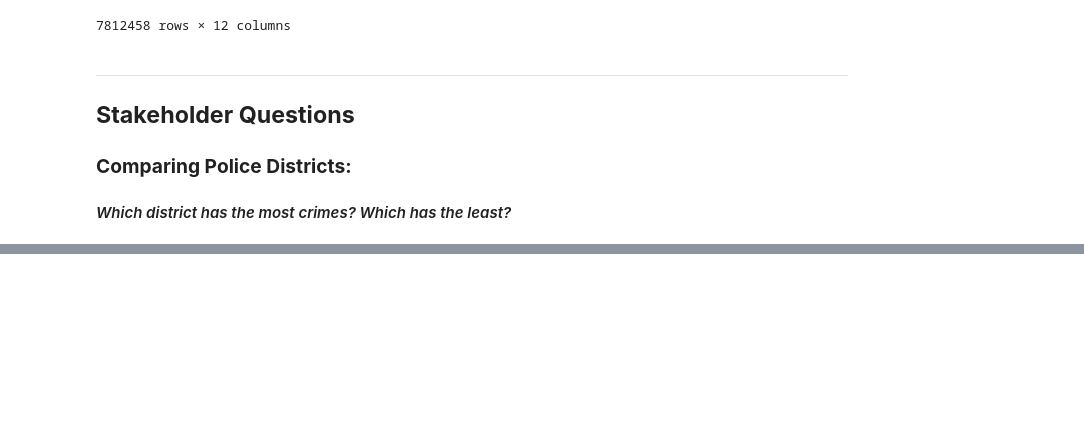
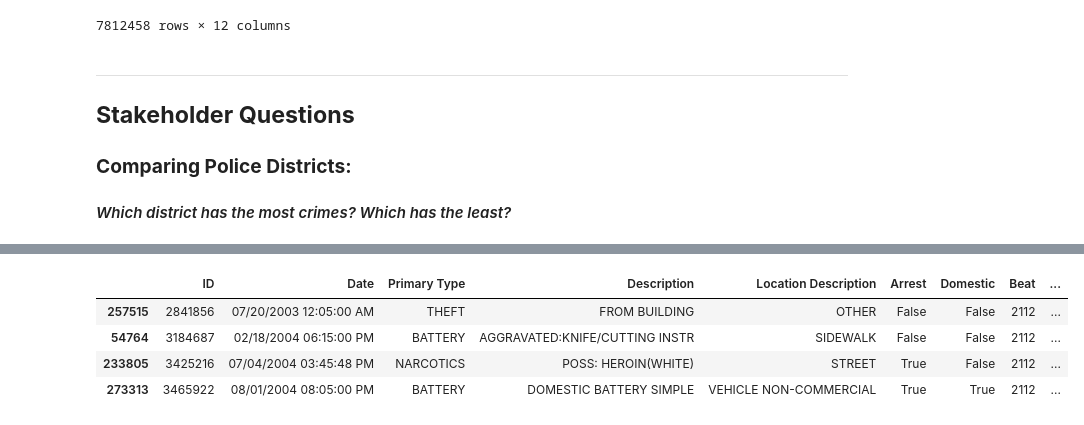
Before and after one commit to john-a-dixon/chicago-crime-time-series, a Jupyter notebook: chicago-crime-time-series.ipynb, the cells around one changed output, grey strips where cells are left out. Saved outputs shown, nothing was run; the diff lists cells and outputs as text; code cells hidden in the pictures; blank space fills up the shorter version.

```diff
--- a/chicago-crime-time-series.ipynb
+++ b/chicago-crime-time-series.ipynb
@@ -42,0 +58,8 @@ original_df
+# %%
+original_df.loc[original_df["District"] == 21, :]
+# %% [output]
+|  | ID | Date | Primary Type | Description | Location Description | Arrest | Domestic | Beat | ... |
+| 257515 | 2841856 | 07/20/2003 12:05:00 AM | THEFT | FROM BUILDING | OTHER | False | False | 2112 | ... |
+| 54764 | 3184687 | 02/18/2004 06:15:00 PM | BATTERY | AGGRAVATED:KNIFE/CUTTING INSTR | SIDEWALK | False | False | 2112 | ... |
+| 233805 | 3425216 | 07/04/2004 03:45:48 PM | NARCOTICS | POSS: HEROIN(WHITE) | STREET | True | False | 2112 | ... |
+| 273313 | 3465922 | 08/01/2004 08:05:00 PM | BATTERY | DOMESTIC BATTERY SIMPLE | VEHICLE NON-COMMERCIAL | True | True | 2112 | ... |
```
Also changed, not shown: parts of 9 cells of this notebook.
